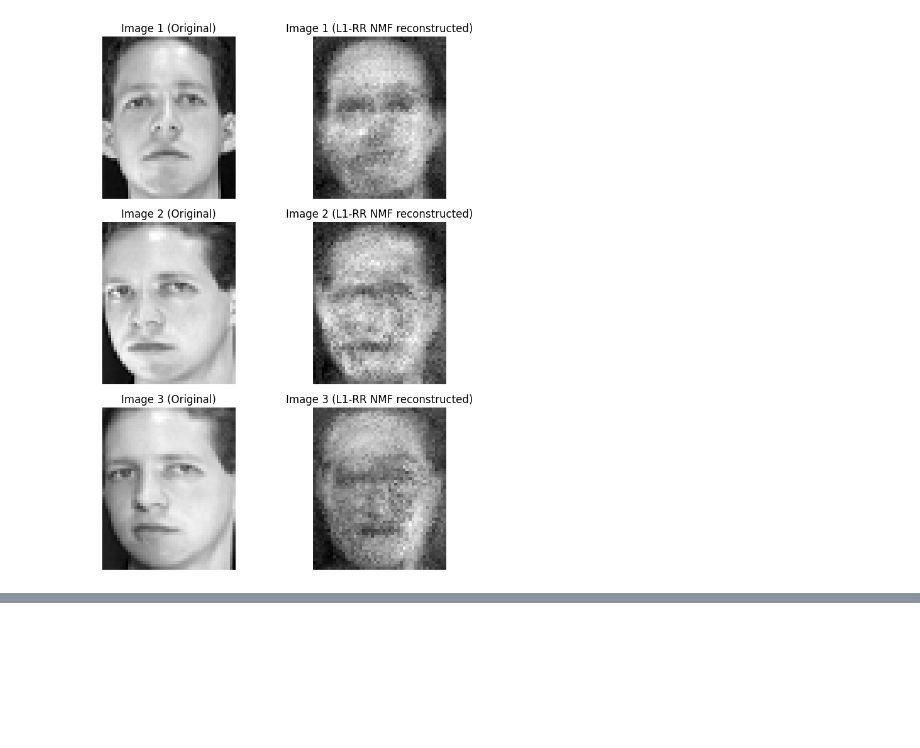
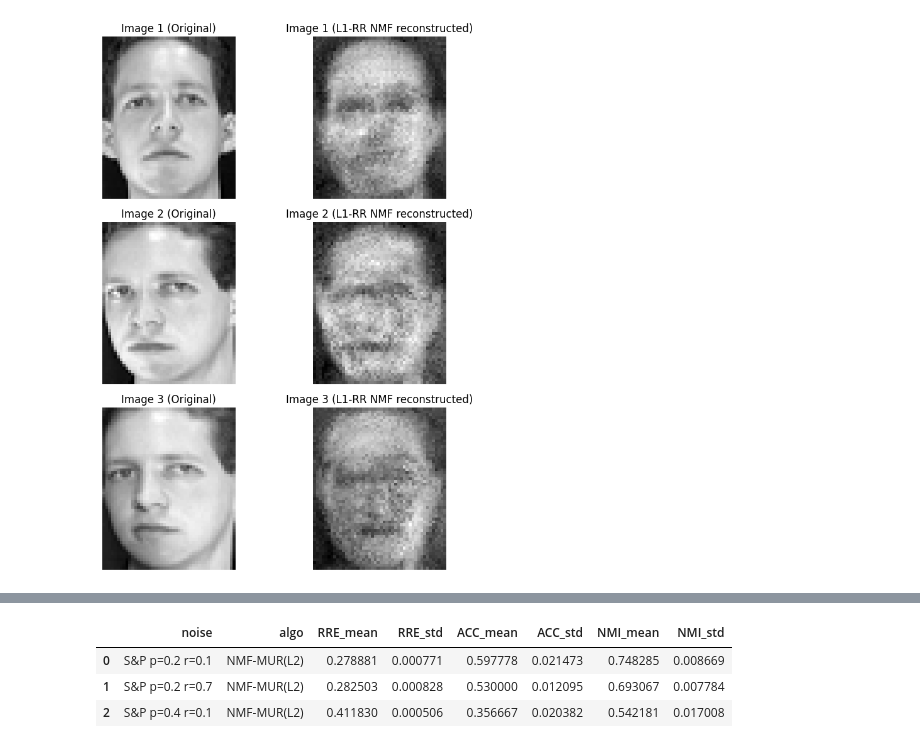
Before and after one commit to niramay447/aml-nmf, a Jupyter notebook: experiments.ipynb, the cells around one changed output, grey strips where cells are left out. Saved outputs shown, nothing was run; the diff lists cells and outputs as text; code cells hidden in the pictures; blank space fills up the shorter version.

Commit message:
add pipeline function for complete evaluation

```diff
--- a/experiments.ipynb
+++ b/experiments.ipynb
@@ -78,3 +93,16 @@ Iteration 2000: ΔU=5.089e-04 ΔV=1.611e-05 ΔE=1.913e-02
 [L1-RR NMF(E)]  RRE=0.2166  ACC=0.7200  NMI=0.8357
 [figure]
 [figure]
+# %%
+noise_specs = [
+    {"name": "S&P p=0.2 r=0.1", "fn": add_saltpepper_noise, "kwargs": {"p": 0.2, "r": 0.1}},
+    {"name": "S&P p=0.2 r=0.7", "fn": add_saltpepper_noise, "kwargs": {"p": 0.2, "r": 0.7}},
+    {"name": "S&P p=0.4 r=0.1", "fn": add_saltpepper_noise, "kwargs": {"p": 0.4, "r": 0.1}},
+]
+
+algos = [
+        {"name": "NMF-MUR(L2)", "fn": l2_nmf, "kwargs": {"init": "nndsvd"}},
+        # {"name": "Robust-L1S",  "fn": l1_rrnmf, "kwargs": {"init": "nndsvd"}},
+    ]
+# %%
+results = run_pipeline(V_hat, Y_hat, noise_specs, algos, k=40, repeats=5, random_state=SEED)
@@ -80,0 +244,10 @@ Iteration 2000: ΔU=5.089e-04 ΔV=1.611e-05 ΔE=1.913e-02
+# %%
+import pandas as pd
+
+df = pd.DataFrame(results)
+df
+# %% [output]
+|  | noise | algo | RRE_mean | RRE_std | ACC_mean | ACC_std | NMI_mean | NMI_std |
+| 0 | S&P p=0.2 r=0.1 | NMF-MUR(L2) | 0.278881 | 0.000771 | 0.597778 | 0.021473 | 0.748285 | 0.008669 |
+| 1 | S&P p=0.2 r=0.7 | NMF-MUR(L2) | 0.282503 | 0.000828 | 0.530000 | 0.012095 | 0.693067 | 0.007784 |
+| 2 | S&P p=0.4 r=0.1 | NMF-MUR(L2) | 0.411830 | 0.000506 | 0.356667 | 0.020382 | 0.542181 | 0.017008 |
```
Also changed, not shown: parts of 3 cells of this notebook, 4 other files.
